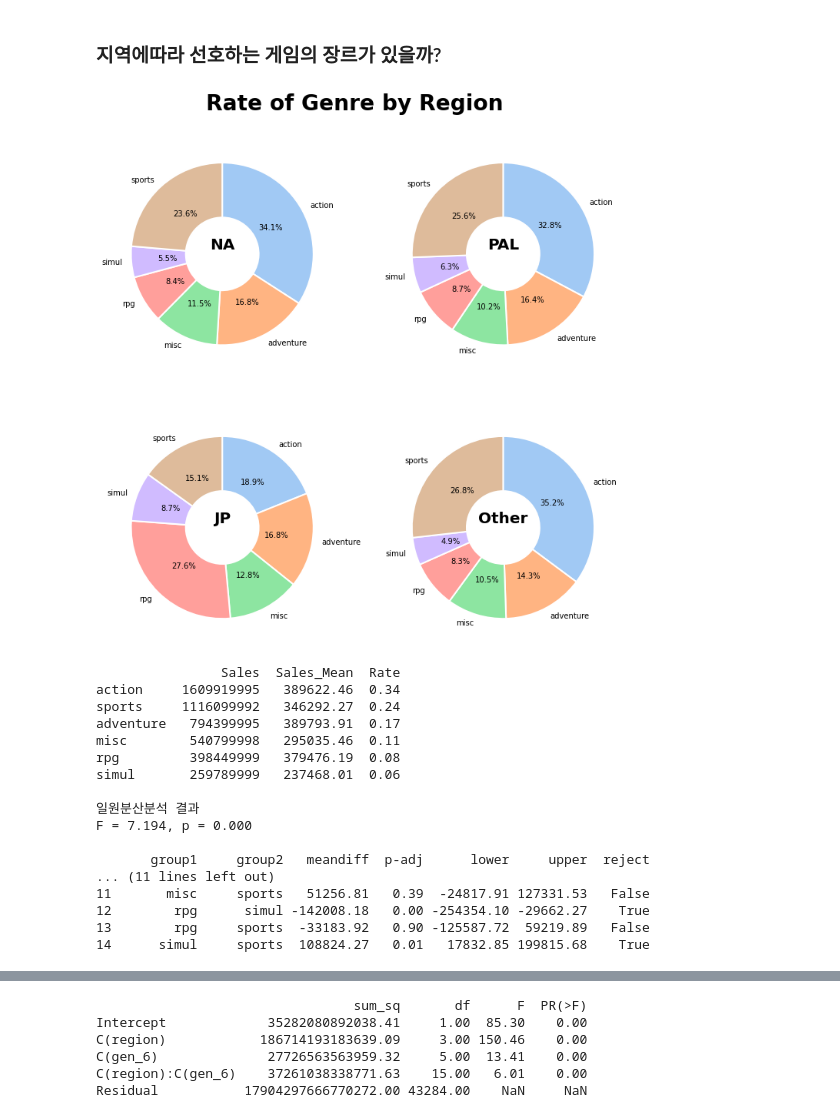
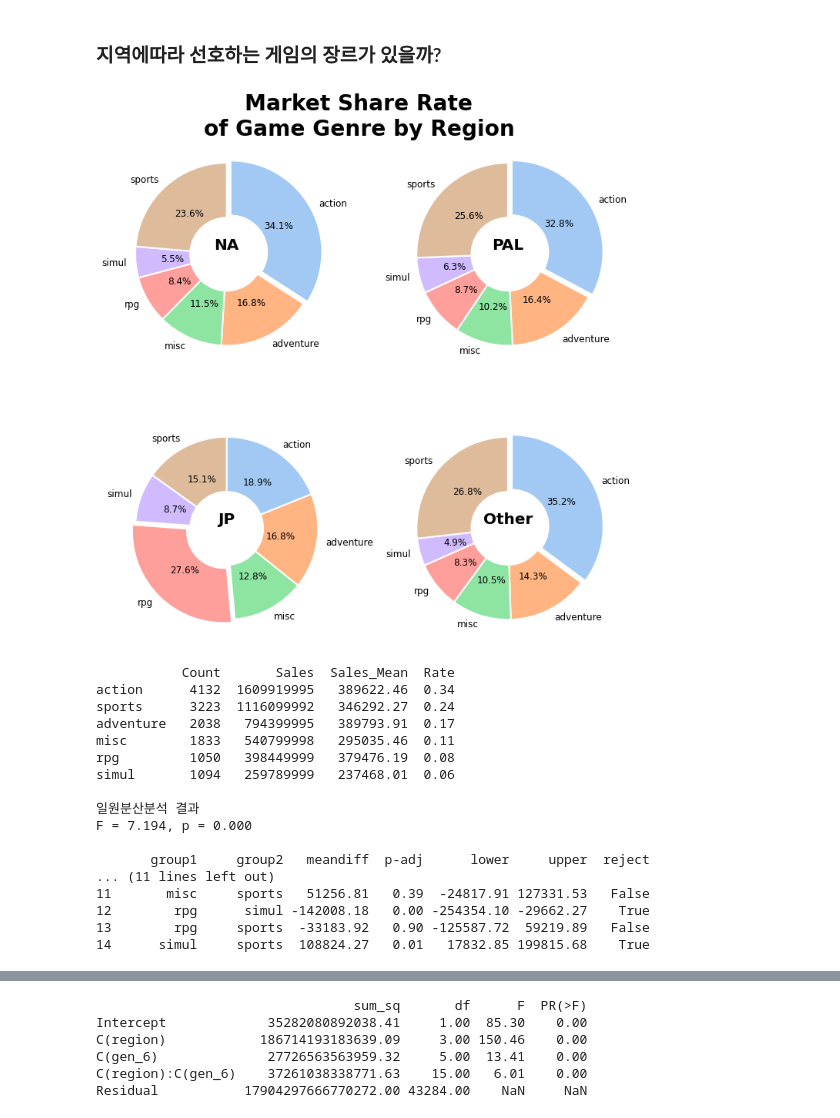
Before and after one commit to leeyeonjun85/AIB_Section_1_Project, a Jupyter notebook: Data_Analysis.ipynb, the cells around one changed output, grey strips where cells are left out. Drawn from its saved outputs; the diff is of its cells as text; code cells hidden in the pictures.

```diff
--- a/Data_Analysis.ipynb
+++ b/Data_Analysis.ipynb
@@ -239,8 +246,8 @@ console_list1
 90 rows × 1 columns
 # %%
 # 웹스크래핑으로 만든 플랫폼 리스트2 불러오기
-console_list2_path = '/content/drive/Shareddrives/coding/aib/AIB_section1_project/data/console_list2.csv'
-console_list2 = pd.read_csv(console_list2_path)                 # 데이터 읽기
+file_name = 'console_list2.csv'
+console_list2 = pd.read_csv(data_path + file_name)                # 데이터 읽기
 
 console_list2.drop(columns=['Unnamed: 0'], inplace=True)        # Unnamed: 0 컬럼 제거
 console_list2.rename(columns={'0' : 'pf_name'}, inplace=True)   # 컬럼 이름 변경
@@ -1250,8 +1257,8 @@ df_raw[region_list].shape
 $\displaystyle \left( 62437, \  4\right)$
 # %%
 # 'NA_Sales', 'PAL_Sales', 'JP_Sales', 'Other_Sales' 모두 결측인 케이스
-filt_na = df_raw.NA_Sales.isna() & df_raw.PAL_Sales.isna() & df_raw.JP_Sales.isna() & df_raw.Other_Sales.isna()
-df_raw[filt_na].shape
+filt = df_raw.NA_Sales.isna() & df_raw.PAL_Sales.isna() & df_raw.JP_Sales.isna() & df_raw.Other_Sales.isna()
+df_raw[filt].shape
 # %% [output]
 $\displaystyle \left( 42132, \  23\right)$
 # %% [markdown]
@@ -1267,7 +1274,7 @@ Index(['Genre', 'Name', 'url', 'Platform', 'Publisher', 'VGC_Score',
       dtype='object')
 # %%
 # 모든 지역의 판매량이 결측인 데이터 제거 = Region Cleaned Data Frame (rc_df)
-rc_df = df_raw.drop(index=df_raw[filt_na].index)
+rc_df = df_raw.drop(index=df_raw[filt].index)
 # %%
 rc_df[region_list].isna().sum()
 # %% [output]
@@ -1381,10 +1388,10 @@ df_total.head()
 # %% [markdown]
 ### 지역에 따른 평균 비디오게임 판매량의 차이
 # %%
-filt_NA = df.region == "NA"
-filt_PAL = df.region == "PAL"
-filt_JP = df.region == "JP"
-filt_Other = df.region == "Other"
+NA = df.region == "NA"
+PAL = df.region == "PAL"
+JP = df.region == "JP"
+Other = df.region == "Other"
 filt_year = df.Year == 9999
 # %%
 # 지역별 판매량 기술통계
@@ -1554,68 +1568,78 @@ F = 104.980, p = 0.000
 # %% [markdown]
 ### 지역에따라 선호하는 게임의 장르가 있을까?
 # %%
-filt_NA = df.region == "NA"
-filt_PAL = df.region == "PAL"
-filt_JP = df.region == "JP"
-filt_Other = df.region == "Other"
 
-values_NA = df[filt_NA].groupby('gen_6').sum()['sales'].values
-labels_NA = df[filt_NA].groupby('gen_6').sum()['sales'].index
+values_NA = df[NA].groupby('gen_6').sum()['sales'].values
+labels_NA = df[NA].groupby('gen_6').sum()['sales'].index
 
-values_PAL = df[filt_PAL].groupby('gen_6').sum()['sales'].values
-labels_PAL = df[filt_PAL].groupby('gen_6').sum()['sales'].index
+values_PAL = df[PAL].groupby('gen_6').sum()['sales'].values
+labels_PAL = df[PAL].groupby('gen_6').sum()['sales'].index
 
-values_JP = df[filt_JP].groupby('gen_6').sum()['sales'].values
-labels_JP = df[filt_JP].groupby('gen_6').sum()['sales'].index
+values_JP = df[JP].groupby('gen_6').sum()['sales'].values
+labels_JP = df[JP].groupby('gen_6').sum()['sales'].index
 
-values_Other = df[filt_Other].groupby('gen_6').sum()['sales'].values
-labels_Other = df[filt_Other].groupby('gen_6').sum()['sales'].index
+values_Other = df[Other].groupby('gen_6').sum()['sales'].values
+labels_Other = df[Other].groupby('gen_6').sum()['sales'].index
 
 ## 그래프 그리기
 fig, ax = plt.subplots(nrows=2, ncols=2, figsize=(12,12))
 
+text_dic = dict(rotation=0,size=12, weight=5, color="black")
+
 ax[0][0].pie(values_NA, labels=labels_NA,
+    radius=1,
+    explode=(0.05,0,0,0,0,0),
     autopct='%.1f%%',
+    textprops=text_dic,
     startangle=90,
     colors = sns.color_palette('pastel')[0:6],
     wedgeprops={'width':0.6, 'edgecolor':'w', 'linewidth':2},
     counterclock=False)
 ax[0][1].pie(values_PAL, labels=labels_PAL,
+    radius=1,
+    explode=(0.05,0,0,0,0,0),
     autopct='%.1f%%',
+    textprops=text_dic,
     startangle=90,
     colors = sns.color_palette('pastel')[0:6],
     wedgeprops={'width':0.6, 'edgecolor':'w', 'linewidth':2},
     counterclock=False)
 ax[1][0].pie(values_JP, labels=labels_JP,
+    radius=1,
+    explode=(0,0,0,0.05,0,0),
     autopct='%.1f%%',
+    textprops=text_dic,
     startangle=90,
     colors = sns.color_palette('pastel')[0:6],
     wedgeprops={'width':0.6, 'edgecolor':'w', 'linewidth':2},
     counterclock=False)
 ax[1][1].pie(values_Other, labels=labels_Other,
+    radius=1,
+    explode=(0.05,0,0,0,0,0),
     autopct='%.1f%%',
+    textprops=text_dic,
     startangle=90,
     colors = sns.color_palette('pastel')[0:6],
     wedgeprops={'width':0.6, 'edgecolor':'w', 'linewidth':2},
     counterclock=False)
 
 ax[0][0].set_title('NA', fontsize=20, fontweight = 'bold', y=0.5)
 ax[0][1].set_title('PAL', fontsize=20, fontweight = 'bold', y=0.5)
 ax[1][0].set_title('JP', fontsize=20, fontweight = 'bold', y=0.5)
 ax[1][1].set_title('Other', fontsize=20, fontweight = 'bold', y=0.5)
 
 
 ## 그래프 설정
-fig.suptitle('Rate of Genre by Region', fontsize=28, fontweight = 'bold', y=0.95)
+fig.suptitle('Market Share Rate\nof Game Genre by Region', fontsize=28, fontweight = 'bold', y=0.95)
 # fig.subplots_adjust(top=0.8)
 
 plt.show()
 
 
-path = '/content/drive/Shareddrives/coding/aib/AIB_section1_project/results/region_genre_01_region_genre.png'
-fig.savefig(path, dpi=150, facecolor='#eeeeee')
+file_name = '02_region_genre_pie.png'
+fig.savefig(results_path + file_name, dpi=150, facecolor='#eeeeee')
 # %% [output]
-[figure, old version]
+[figure, new version]
 # %%
 # NA 지역의 비디오게임 장르 분포
 region = filt_NA
@@ -1629,6 +1653,7 @@ group6 = df[region].query('gen_6 == "simul"')['sales']
 
 idx = ['action','adventure','misc','rpg','sports','simul']
 data = {
+    'Count' : [group1.count(), group2.count(), group3.count(), group4.count(), group5.count(), group6.count()],
     'Sales' : [group1.sum(), group2.sum(), group3.sum(), group4.sum(), group5.sum(), group6.sum()],
     'Sales_Mean' : [group1.mean(), group2.mean(), group3.mean(), group4.mean(), group5.mean(), group6.mean()],
     'Rate' : [group1.sum() / total_sale, group2.sum() / total_sale, group3.sum() / total_sale, group4.sum() / total_sale, group5.sum() / total_sale, group6.sum() / total_sale],
@@ -1640,8 +1665,8 @@ F_statistic, pVal = stats.f_oneway(group1, group2, group3, group4, group5, group
 posthoc = pairwise_tukeyhsd(df[region].sales, df[region].gen_6, alpha=0.05)
 
 posthoc_df = pd.DataFrame(data=posthoc._results_table.data[1:], columns=posthoc._results_table.data[0])
-path = '/content/drive/Shareddrives/coding/aib/AIB_section1_project/results/region_genre_02_na_genre.xlsx'
-posthoc_df.to_excel(path)
+file_name = '02_na_genre.xlsx'
+posthoc_df.to_excel(results_path + file_name)
 
 print(f"""
 {summary_table.sort_values(['Rate'], ascending=False)}
@@ -1652,13 +1677,13 @@ F = {F_statistic:.3f}, p = {pVal:.3f}
 {posthoc_df}
 """)
 # %% [output]
-                Sales  Sales_Mean  Rate
-action     1609919995   389622.46  0.34
-sports     1116099992   346292.27  0.24
-adventure   794399995   389793.91  0.17
-misc        540799998   295035.46  0.11
-rpg         398449999   379476.19  0.08
-simul       259789999   237468.01  0.06
+           Count       Sales  Sales_Mean  Rate
+action      4132  1609919995   389622.46  0.34
+sports      3223  1116099992   346292.27  0.24
+adventure   2038   794399995   389793.91  0.17
+misc        1833   540799998   295035.46  0.11
+rpg         1050   398449999   379476.19  0.08
+simul       1094   259789999   237468.01  0.06
 
 일원분산분석 결과
 F = 7.194, p = 0.000
```
Also changed, not shown: parts of 37 cells of this notebook, 37 other files.
